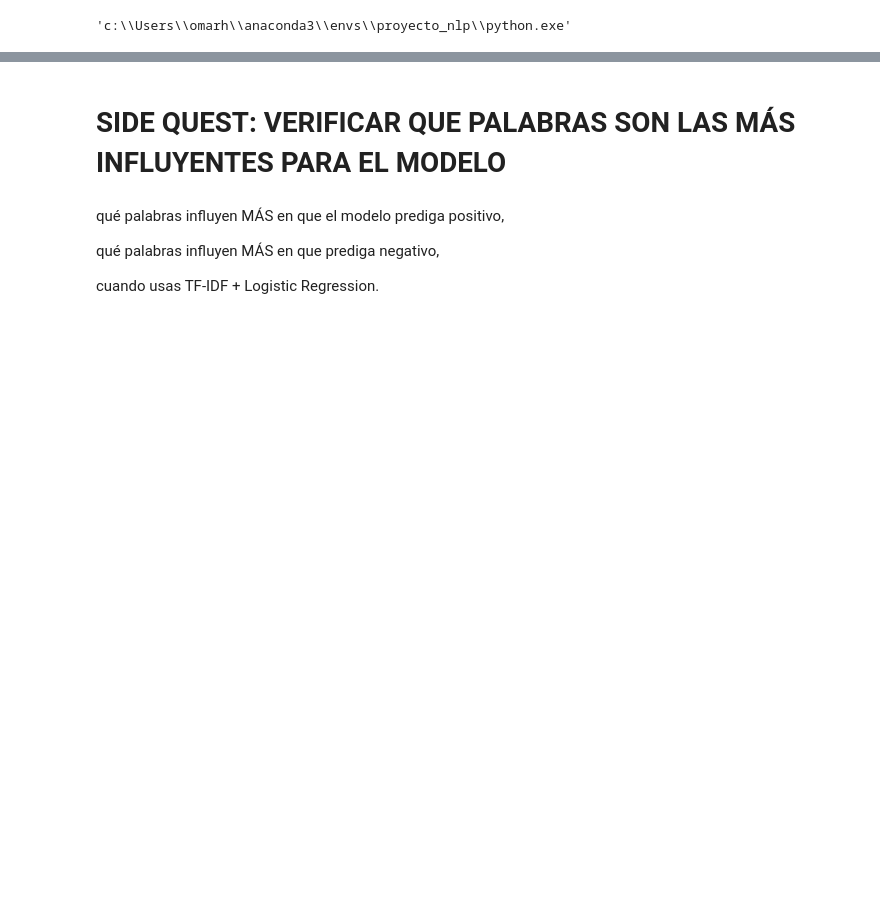
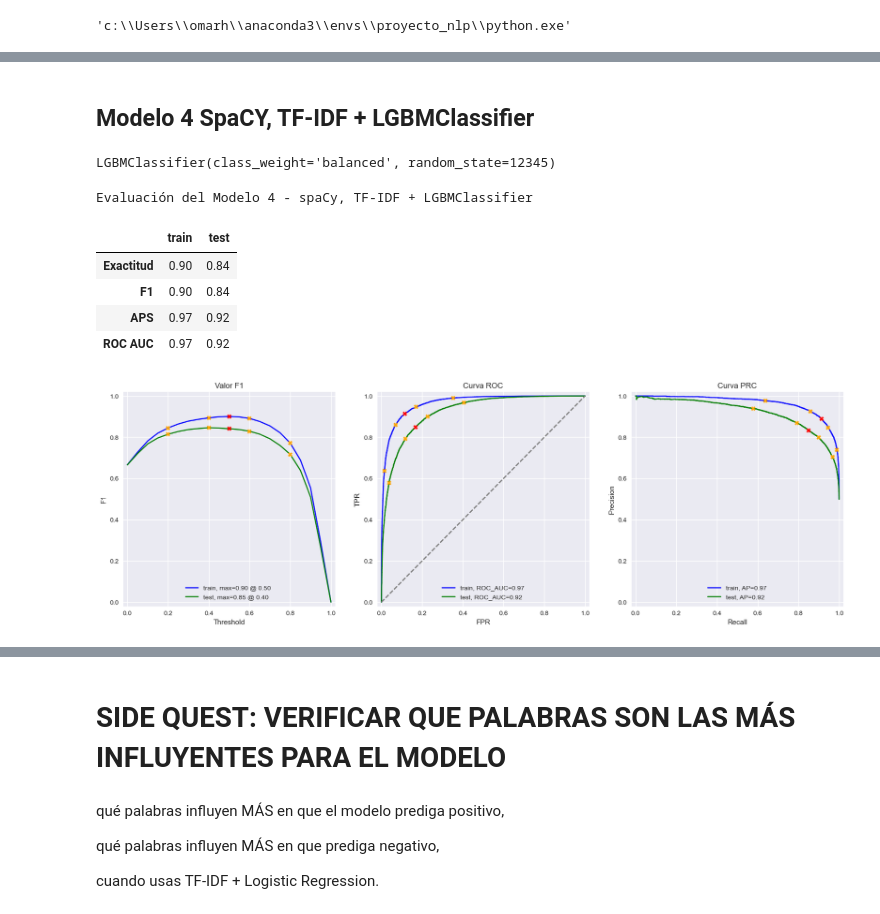
Before and after one commit to OmiHdz/SP_14_2, a Jupyter notebook: P_14_2.ipynb, the cells around one changed output, grey strips where cells are left out. Cells and saved outputs as stored; diff of their text form; code cells hidden in the pictures; blank space fills up the shorter version.

```diff
--- a/P_14_2.ipynb
+++ b/P_14_2.ipynb
@@ -699,0 +755,2 @@ def text_preprocessing_3(text):
+# %% [markdown]
+## Modelo 4 SpaCY, TF-IDF + LGBMClassifier
@@ -699,0 +759,17 @@ def text_preprocessing_3(text):
+# %%
+model_3 = LGBMClassifier(class_weight='balanced', random_state=12345)
+model_3.fit(train_features_tf_idf_spacy, train_target)
+# %% [output]
+LGBMClassifier(class_weight='balanced', random_state=12345)
+# %%
+# Evaluar el Modelo 4 - spaCy, TF-IDF + LGBMClassifier
+print('Evaluación del Modelo 4 - spaCy, TF-IDF + LGBMClassifier')
+evaluate_model(model_3,  train_features_tf_idf_spacy, train_target, test_features_tf_idf_spacy, test_target)
+# %% [output]
+Evaluación del Modelo 4 - spaCy, TF-IDF + LGBMClassifier
+|  | train | test |
+| Exactitud | 0.90 | 0.84 |
+| F1 | 0.90 | 0.84 |
+| APS | 0.97 | 0.92 |
+| ROC AUC | 0.97 | 0.92 |
+[figure, added]
```
Also changed, not shown: parts of 22 cells of this notebook.
